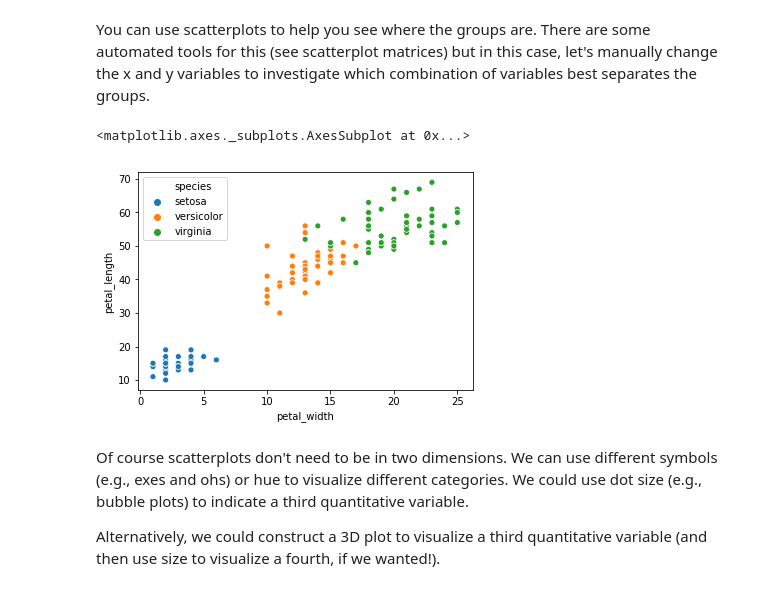
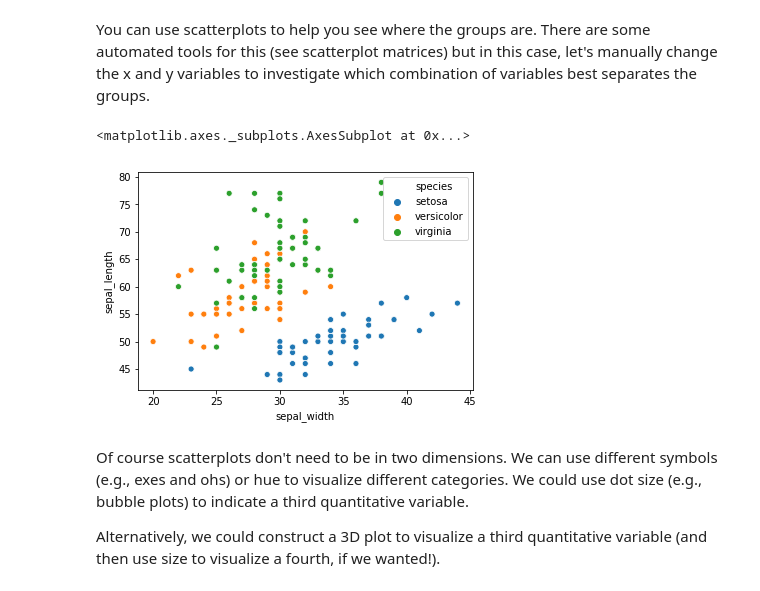
Before and after one commit to thomaspingel/geography_single_shot_notebooks, a Jupyter notebook: Classification.ipynb, the cells around one changed output. Cells and saved outputs as stored; diff of their text form; code cells hidden in the pictures.

```diff
--- a/Classification.ipynb
+++ b/Classification.ipynb
@@ -25,12 +27,10 @@ iris.head()
 # %% [markdown]
 You can use scatterplots to help you see where the groups are.  There are some automated tools for this (see scatterplot matrices) but in this case, let's manually change the x and y variables to investigate which combination of variables best separates the groups.
 # %%
-%matplotlib inline
-
-seaborn.scatterplot(data=iris,x='petal_width',y='petal_length',hue='species')
+seaborn.scatterplot(data=iris,x='sepal_width',y='sepal_length',hue='species')
 # %% [output]
 <matplotlib.axes._subplots.AxesSubplot at 0x...>
-[figure, old version]
+[figure, new version]
 # %% [markdown]
 Of course scatterplots don't need to be in two dimensions.  We can use different symbols (e.g., exes and ohs) or hue to visualize different categories.  We could use dot size (e.g., bubble plots) to indicate a third quantitative variable.
 
```
Also changed, not shown: parts of 8 cells of this notebook.
